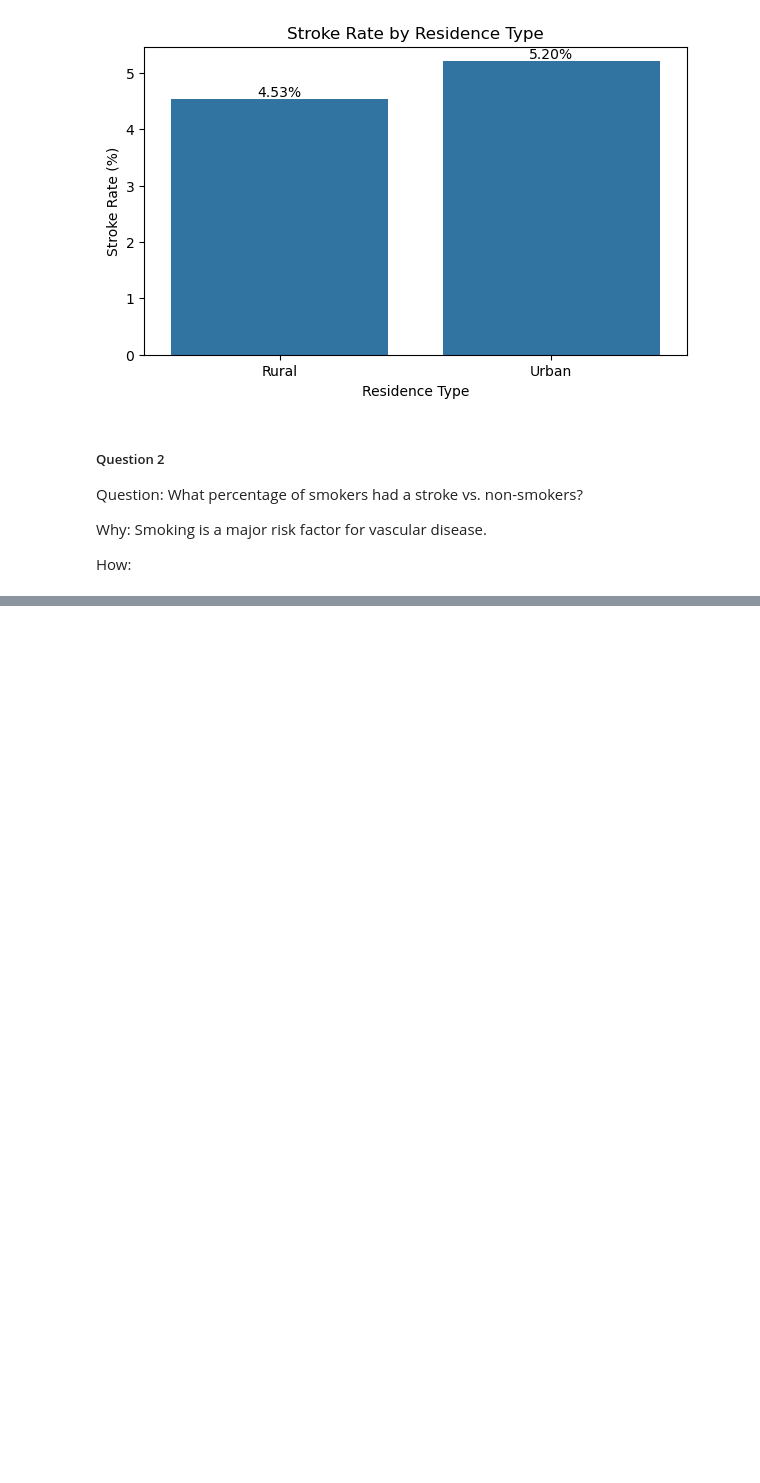
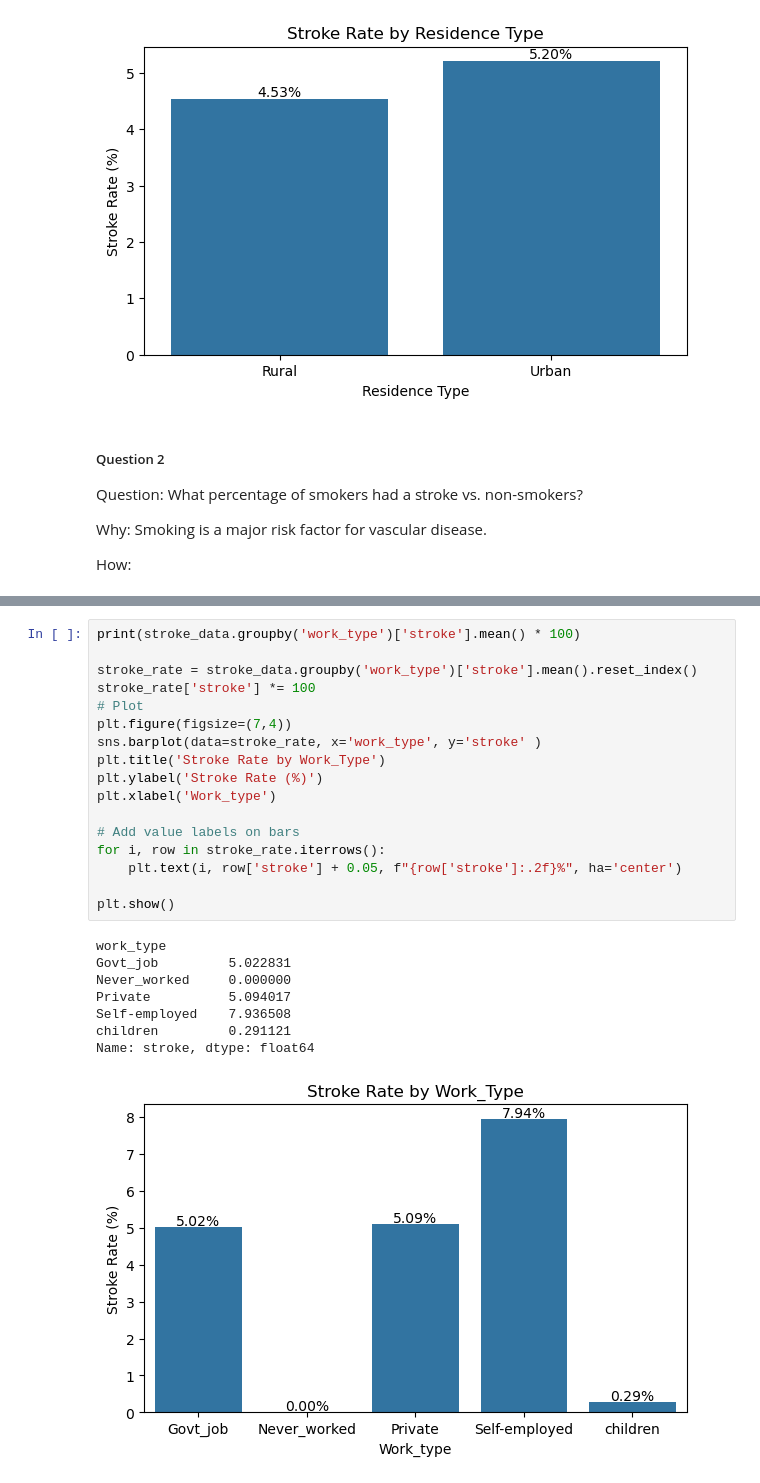
Before and after one commit to OmarAymanZaid/DEPI3_OurProject, a Jupyter notebook: Notebooks/2_data_analysis.ipynb, the cells around one changed output, grey strips where cells are left out. Drawn from its saved outputs; the diff is of its cells as text; blank space fills up the shorter version.

Commit message:
Add first 5 questions for Analysis with graphs

```diff
--- a/Notebooks/2_data_analysis.ipynb
+++ b/Notebooks/2_data_analysis.ipynb
@@ -253,0 +269,26 @@ plt.show()
+# %%
+print(stroke_data.groupby('work_type')['stroke'].mean() * 100)
+
+stroke_rate = stroke_data.groupby('work_type')['stroke'].mean().reset_index()
+stroke_rate['stroke'] *= 100
+# Plot
+plt.figure(figsize=(7,4))
+sns.barplot(data=stroke_rate, x='work_type', y='stroke' )
+plt.title('Stroke Rate by Work_Type')
+plt.ylabel('Stroke Rate (%)')
+plt.xlabel('Work_type')
+
+# Add value labels on bars
+for i, row in stroke_rate.iterrows():
+    plt.text(i, row['stroke'] + 0.05, f"{row['stroke']:.2f}%", ha='center')
+
+plt.show()
+# %% [output]
+work_type
+Govt_job         5.022831
+Never_worked     0.000000
+Private          5.094017
+Self-employed    7.936508
+children         0.291121
+Name: stroke, dtype: float64
+[figure, added]
```
Also changed, not shown: parts of 6 cells of this notebook.
